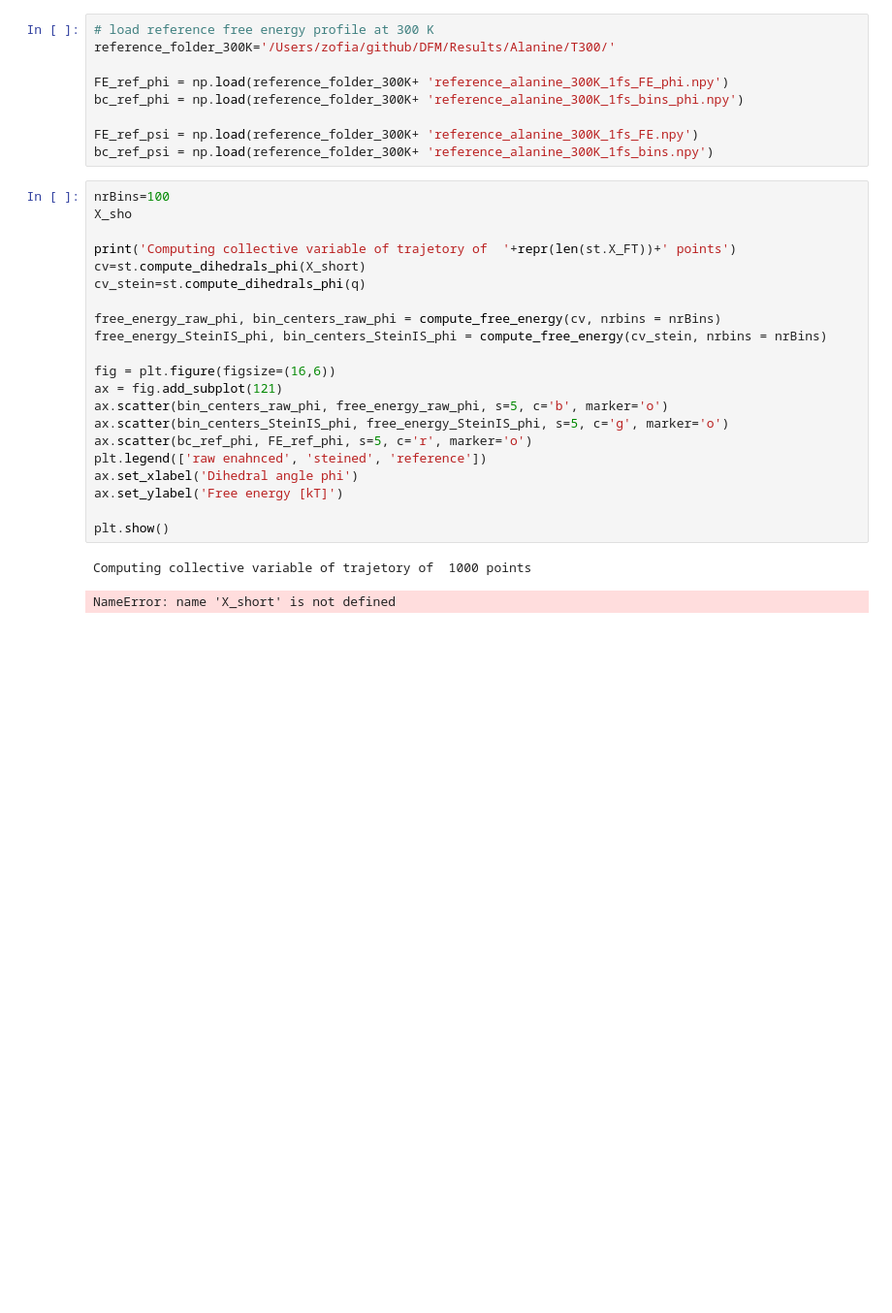
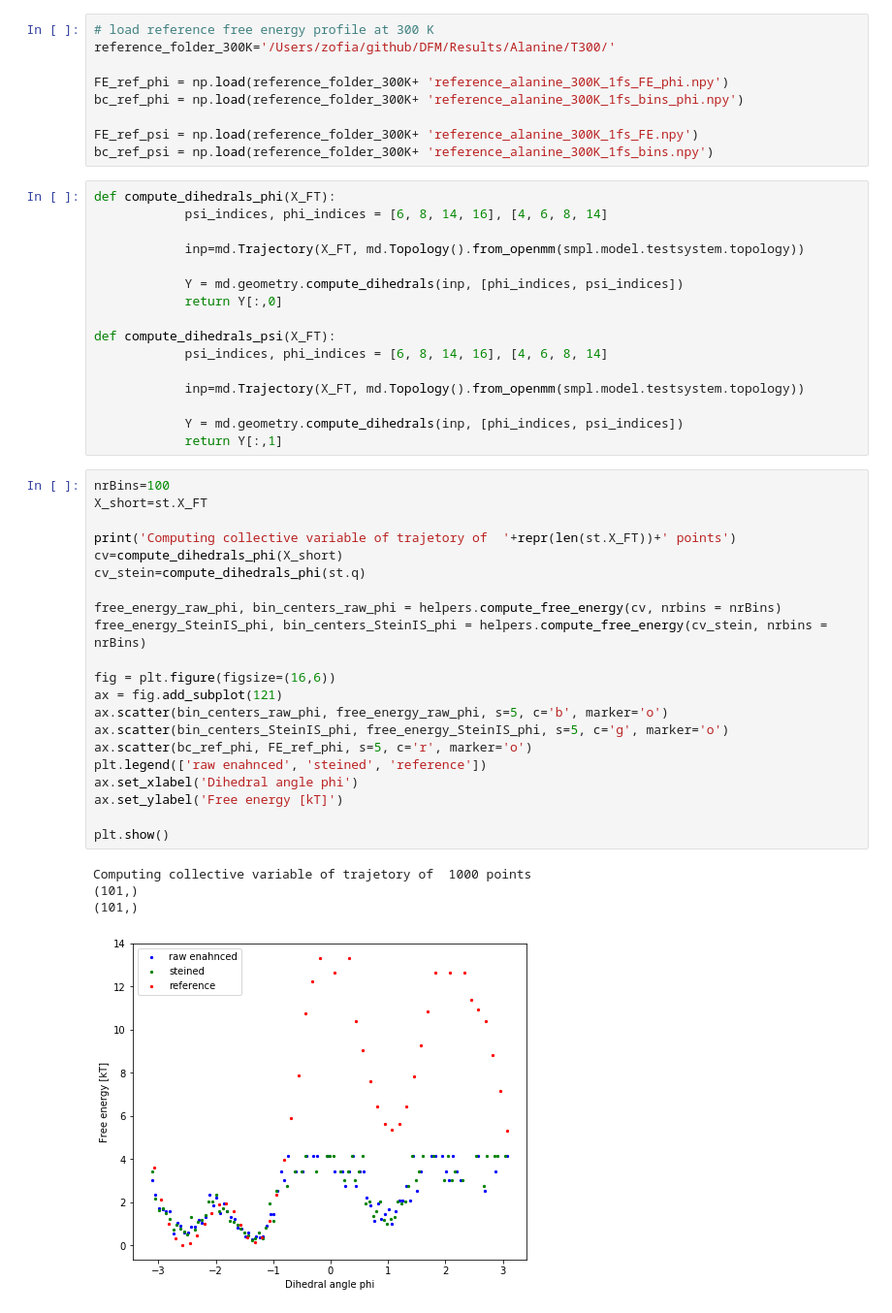
Before and after one commit to ZofiaTr/DFM, a Jupyter notebook: interactivePython/alanine_stein_class.ipynb, the cells around one changed output. Shown at 97% size. Saved outputs shown, nothing was run; the diff lists cells and outputs as text; blank space fills up the shorter version.

Commit message:
add stein class notebook and remove compute dihedrals from the stein class

```diff
--- a/interactivePython/alanine_stein_class.ipynb
+++ b/interactivePython/alanine_stein_class.ipynb
@@ -138,27 +138,45 @@ bc_ref_phi = np.load(reference_folder_300K+ 'reference_alanine_300K_1fs_bins_phi
 
 FE_ref_psi = np.load(reference_folder_300K+ 'reference_alanine_300K_1fs_FE.npy')
 bc_ref_psi = np.load(reference_folder_300K+ 'reference_alanine_300K_1fs_bins.npy')
+# %%
+def compute_dihedrals_phi(X_FT):
+            psi_indices, phi_indices = [6, 8, 14, 16], [4, 6, 8, 14]
+
+            inp=md.Trajectory(X_FT, md.Topology().from_openmm(smpl.model.testsystem.topology))
+
+            Y = md.geometry.compute_dihedrals(inp, [phi_indices, psi_indices])
+            return Y[:,0]
+
+def compute_dihedrals_psi(X_FT):
+            psi_indices, phi_indices = [6, 8, 14, 16], [4, 6, 8, 14]
+
+            inp=md.Trajectory(X_FT, md.Topology().from_openmm(smpl.model.testsystem.topology))
+
+            Y = md.geometry.compute_dihedrals(inp, [phi_indices, psi_indices])
+            return Y[:,1]
 # %%
 nrBins=100
-X_sho
+X_short=st.X_FT
 
 print('Computing collective variable of trajetory of  '+repr(len(st.X_FT))+' points')
-cv=st.compute_dihedrals_phi(X_short)
-cv_stein=st.compute_dihedrals_phi(q)
+cv=compute_dihedrals_phi(X_short)
+cv_stein=compute_dihedrals_phi(st.q)
 
-free_energy_raw_phi, bin_centers_raw_phi = compute_free_energy(cv, nrbins = nrBins)
-free_energy_SteinIS_phi, bin_centers_SteinIS_phi = compute_free_energy(cv_stein, nrbins = nrBins)
+free_energy_raw_phi, bin_centers_raw_phi = helpers.compute_free_energy(cv, nrbins = nrBins)
+free_energy_SteinIS_phi, bin_centers_SteinIS_phi = helpers.compute_free_energy(cv_stein, nrbins = nrBins)
 
 fig = plt.figure(figsize=(16,6))
 ax = fig.add_subplot(121)
 ax.scatter(bin_centers_raw_phi, free_energy_raw_phi, s=5, c='b', marker='o')
 ax.scatter(bin_centers_SteinIS_phi, free_energy_SteinIS_phi, s=5, c='g', marker='o')
 ax.scatter(bc_ref_phi, FE_ref_phi, s=5, c='r', marker='o')
 plt.legend(['raw enahnced', 'steined', 'reference'])
 ax.set_xlabel('Dihedral angle phi')
 ax.set_ylabel('Free energy [kT]')
 
 plt.show()
 # %% [output]
 Computing collective variable of trajetory of  1000 points
+(101,)
+(101,)
-NameError: name 'X_short' is not defined
+[figure, added]
```
Also changed, not shown: 1 other file.
